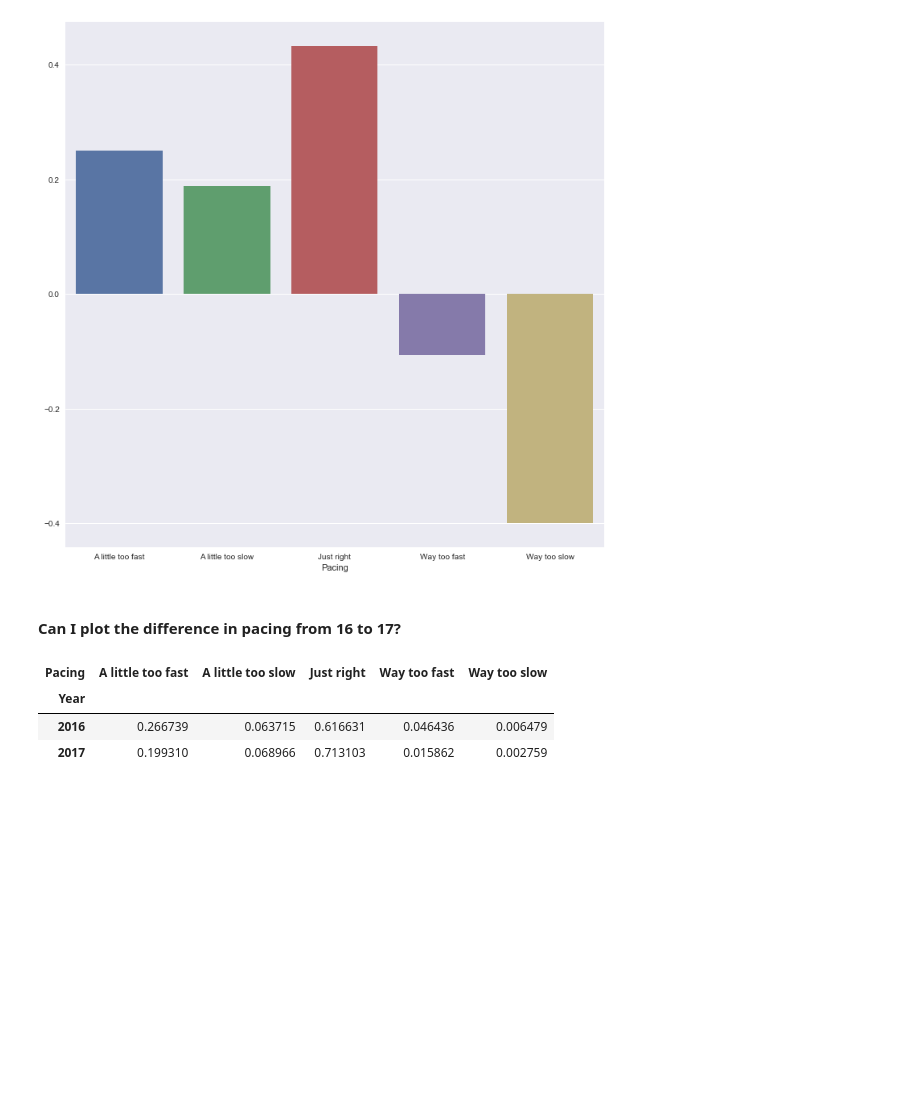
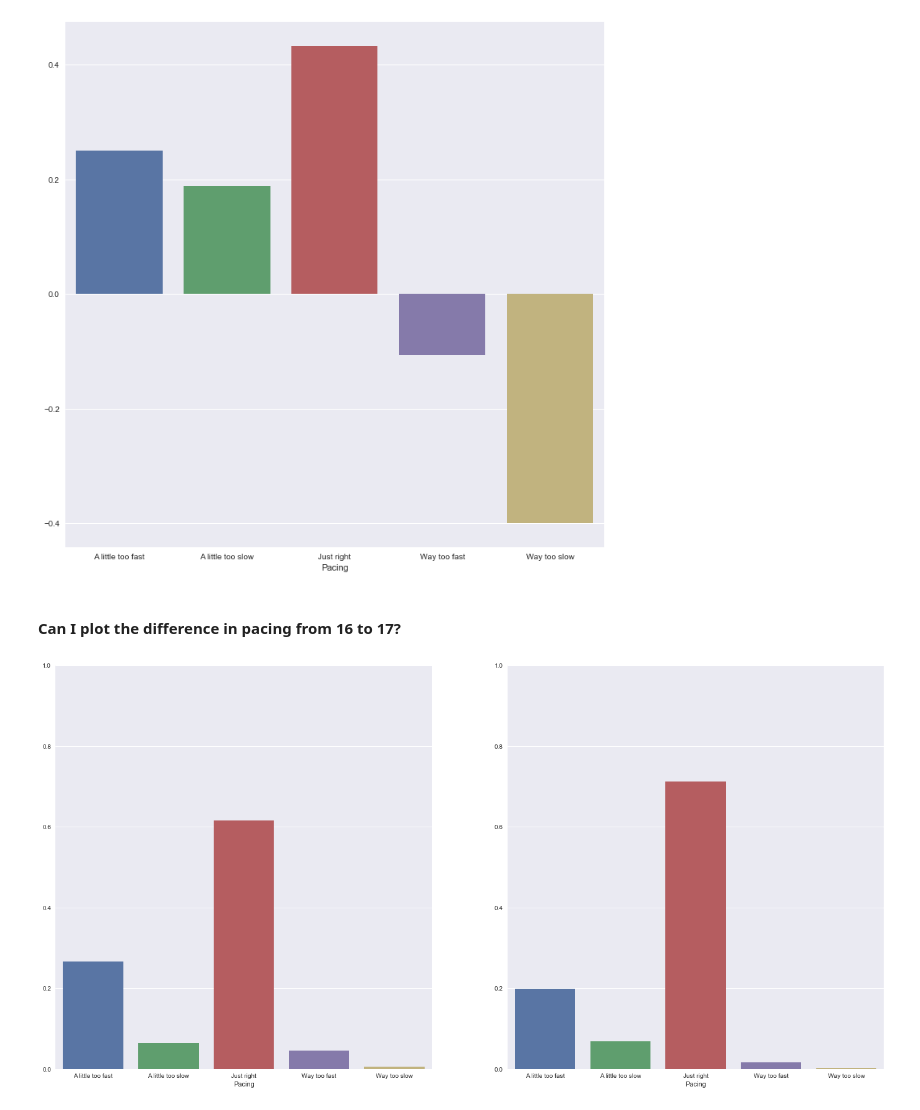
Before and after one commit to MakeFang/DSMakeNPS, a Jupyter notebook: DS11NPS.ipynb, the cells around one changed output. Drawn from its saved outputs; the diff is of its cells as text; code cells hidden in the pictures; blank space fills up the shorter version.

Commit message:
added some plots

```diff
--- a/DS11NPS.ipynb
+++ b/DS11NPS.ipynb
@@ -371,9 +371,16 @@ show()
 # %%
 ypr = df1617.groupby(['Year','Pacing']).Rating.count().unstack().fillna(0)
 ypr = ypr.apply(lambda x: x/np.sum(x), axis=1)
-ypr
+yprs = ypr.stack()
-# %% [output]
-| Pacing | A little too fast | A little too slow | Just right | Way too fast | Way too slow |
-| Year |  |  |  |  |  |
-| 2016 | 0.266739 | 0.063715 | 0.616631 | 0.046436 | 0.006479 |
-| 2017 | 0.199310 | 0.068966 | 0.713103 | 0.015862 | 0.002759 |
+# %%
+yprs2017 = yprs[2017]
+yprs2016 = yprs[2016]
+# %%
+fig, (ax1, ax2) = plt.subplots(1,2, figsize=(24,12))
+ax1.set(ylim=(0, 1))
+ax2.set(ylim=(0, 1))
+sns.barplot(x=yprs2016.index, y=yprs2016.values, ax = ax1)
+sns.barplot(x=yprs2017.index, y=yprs2017.values, ax = ax2)
+show()
+# %% [output]
+[figure, added]
```
